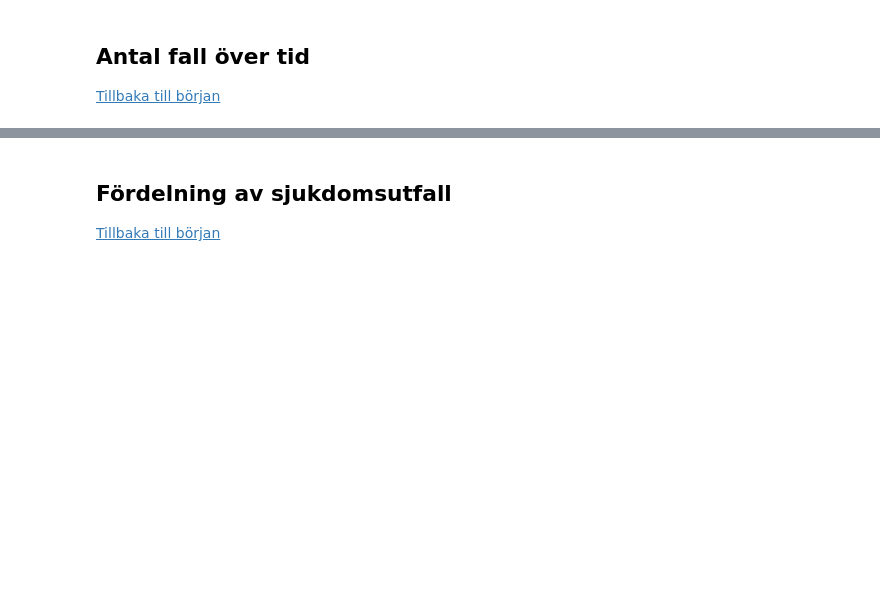
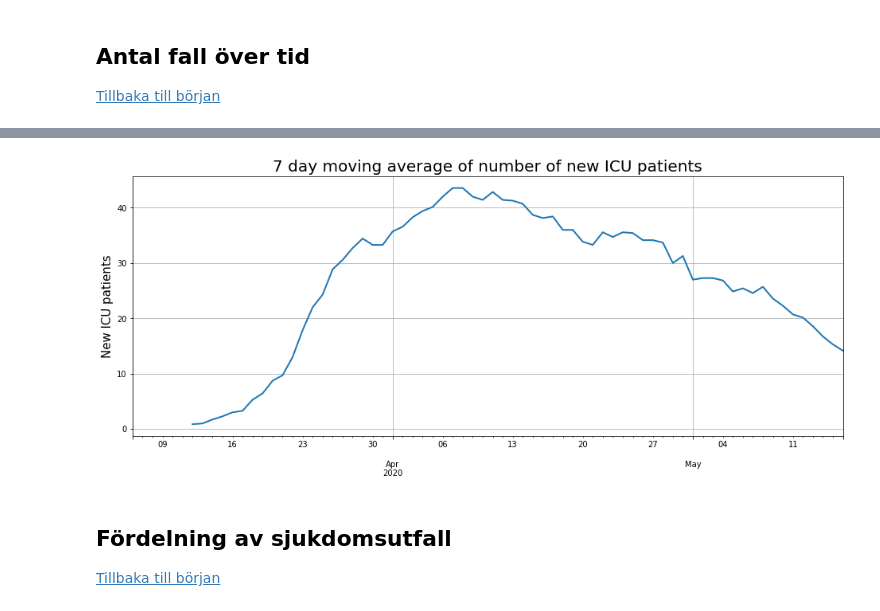
Before and after one commit to Frallmeister/covid19, a Jupyter notebook: corona_notebook.ipynb, the cells around one changed output, grey strips where cells are left out. Cells and saved outputs as stored; diff of their text form; code cells hidden in the pictures; blank space fills up the shorter version.

Commit message:
Plot new ICU patients over time

```diff
--- a/corona_notebook.ipynb
+++ b/corona_notebook.ipynb
@@ -107,3 +109,30 @@ for region, ax in zip(sorted_regions, axes):
+# %%
+p = "Sweden_statistics/old_FHM_statistics"
+files = os.listdir(p)
+
+# Find the latest statistic
+date_pattern = re.compile("_(\d{8})")
+latest_file = None
+latest_date = datetime.date(2000,1,1)
+datetime.datetime.strptime('20200510', '%Y%m%d').date()
+for file in files:
+    date = date_pattern.search(file)
+    if date:
+        date = datetime.datetime.strptime(date.group(1), '%Y%m%d').date()
+        if date > latest_date:
+            latest_file = file
+            latest_date = date
+
+df_icu = pd.read_excel(p + '/' + latest_file, sheet_name=2, index_col=0)
+fig, ax = plt.subplots(1,1, figsize=(16,6))
+roll_val = 7
+df_icu.rolling(roll_val).mean().plot(grid=True, legend=False, ax=ax, lw=2)
+
+ax.set_title(f'{roll_val} day moving average of number of new ICU patients', fontsize=20)
+ax.set_ylabel('New ICU patients', fontsize=15)
+ax.set_xlabel('');
+# %% [output]
+[figure, added]
 # %% [markdown]
 <a id='sjukdomsutfall'></a>
 ## Fördelning av sjukdomsutfall
```
Also changed, not shown: parts of 11 cells of this notebook.
